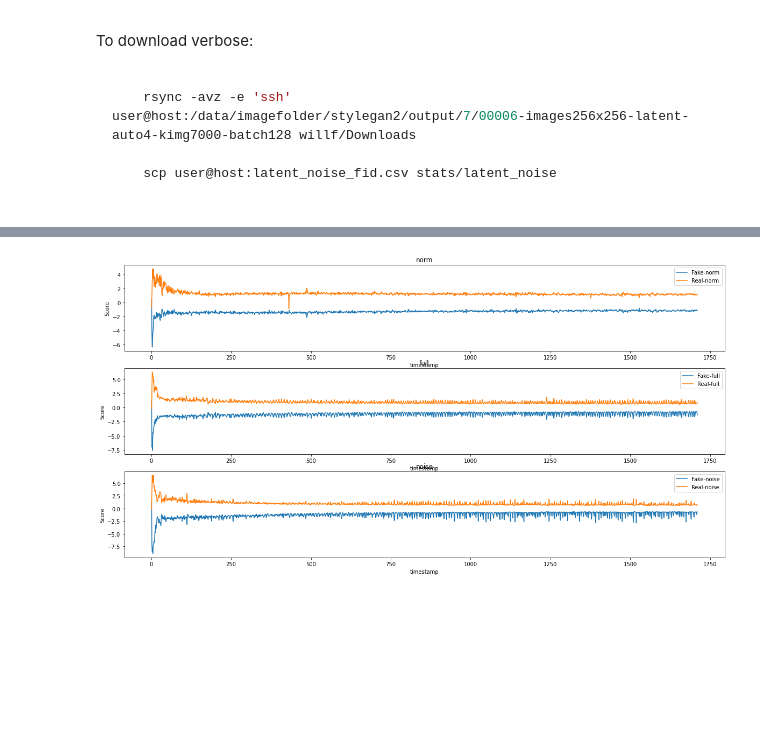
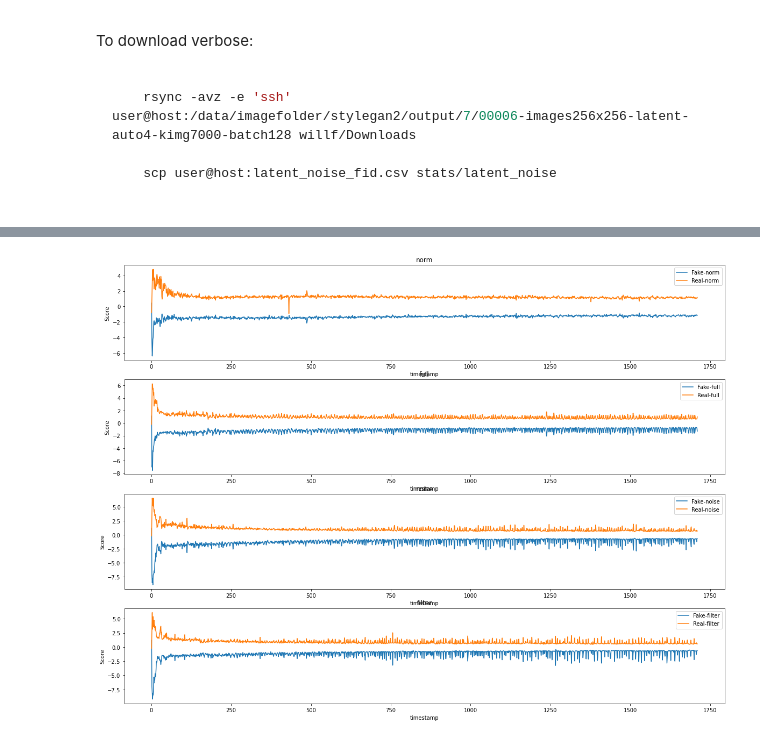
Before and after one commit to bill2bill/latent-stylegan2-ada-pytorch, a Jupyter notebook: example/eval.ipynb, the cells around one changed output, grey strips where cells are left out. Saved outputs shown, nothing was run; the diff lists cells and outputs as text; code cells hidden in the pictures; blank space fills up the shorter version.

```diff
--- a/example/eval.ipynb
+++ b/example/eval.ipynb
@@ -44,6 +44,7 @@ def stats(dir, name, snap, tick_sec):
 
     return (df_fid, df_loss)
 # %%
+filter_fid, filter_loss = stats('data/stats/', 'latent_filter', 30, 9.5)
 noise_fid, noise_loss = stats('data/stats/', 'latent_noise', 30, 9.5)
 full_fid, full_loss = stats('data/stats/', 'latent_full', 30, 10)
 norm_fid, norm_loss = stats('data/stats/', 'normal', 30, 20)
@@ -86,4 +87,4 @@ plot([norm_loss, full_loss, noise_loss], ['norm', 'full', 'noise'], ['G_loss', '
 # %%
-plot([norm_loss, full_loss, noise_loss], ['norm', 'full', 'noise'], ['Fake', 'Real'], split = True, figsize = (20, 10), ylabel = 'Score')
+plot([norm_loss, full_loss, noise_loss, filter_loss], ['norm', 'full', 'noise', 'filter'], ['Fake', 'Real'], split = True, figsize = (20, 15), ylabel = 'Score')
 # %% [output]
-[figure, old version]
+[figure, new version]
```
Also changed, not shown: parts of 2 cells of this notebook, 5 other files.
